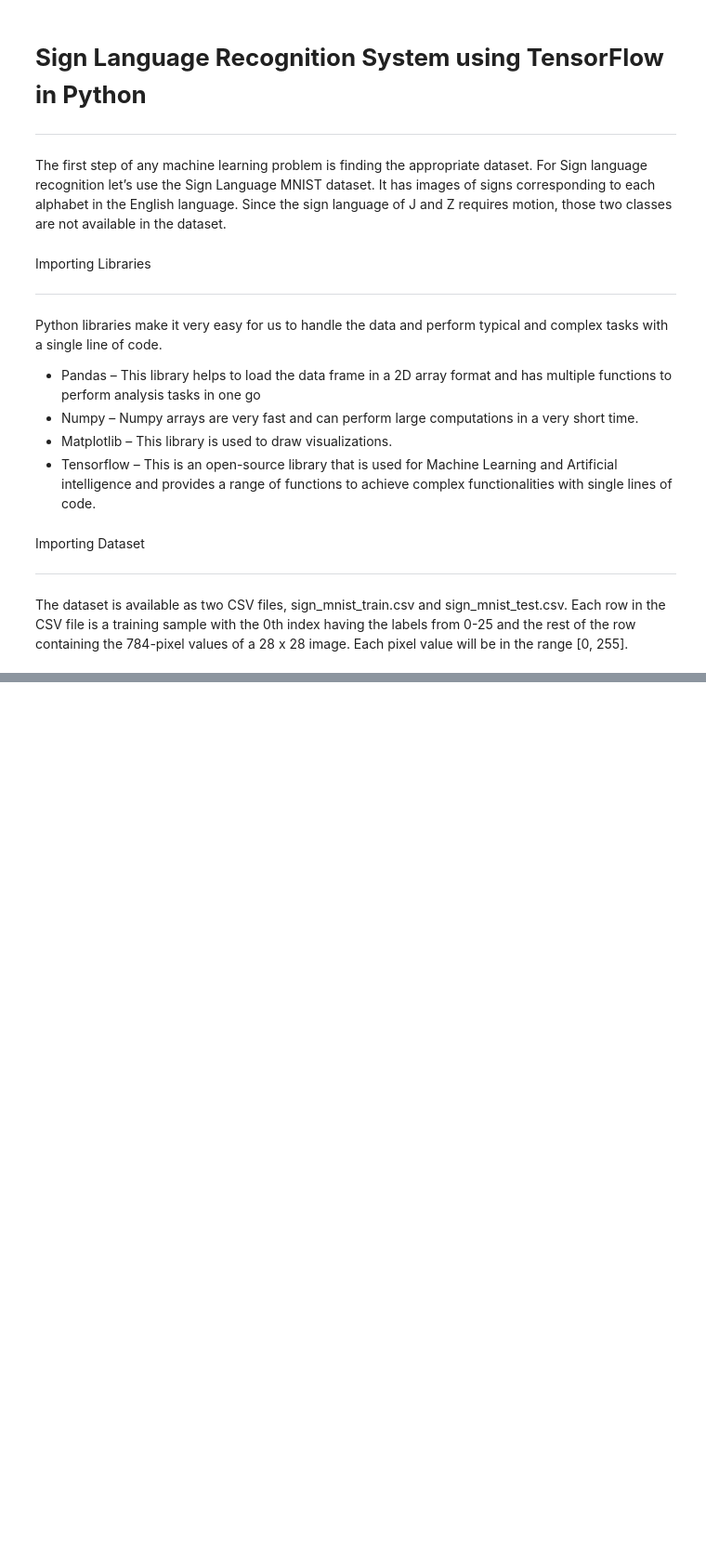
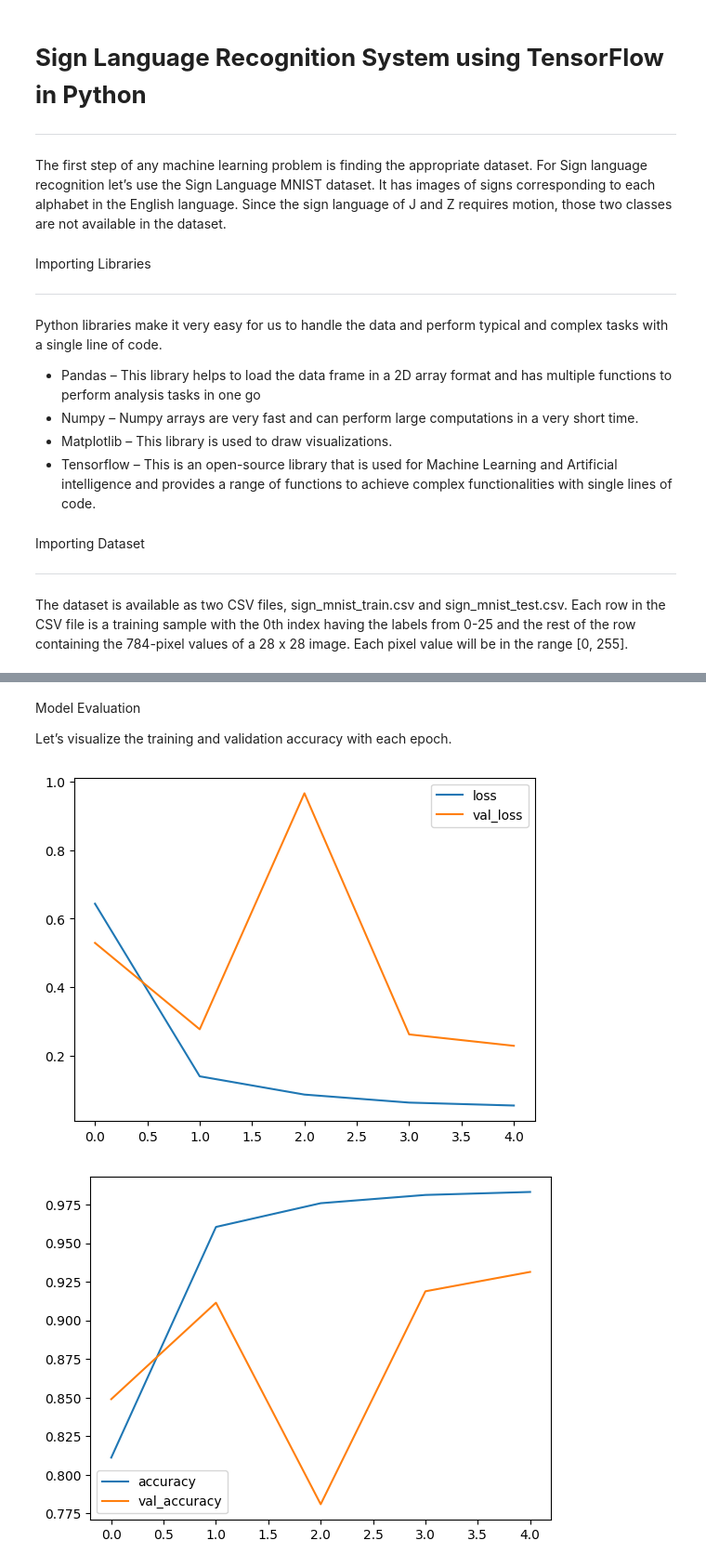
Before and after one commit to aayush1693/Sign-Language-Recognition-System, a Jupyter notebook: Sign_Language_Recognition_System.ipynb, the cells around one changed output, grey strips where cells are left out. Shown at 93% size. Drawn from its saved outputs; the diff is of its cells as text; code cells hidden in the pictures; blank space fills up the shorter version.

```diff
--- a/Sign_Language_Recognition_System.ipynb
+++ b/Sign_Language_Recognition_System.ipynb
@@ -51,0 +171,6 @@ df.head()
+# %%
+model.compile(
+	optimizer='adam',
+	loss='categorical_crossentropy',
+	metrics=['accuracy']
+)
@@ -51,0 +179,31 @@ df.head()
+# %%
+from tensorflow.keras.preprocessing.image import ImageDataGenerator
+
+# Create an ImageDataGenerator instance for training data
+train_datagen = ImageDataGenerator(
+    rescale=1./255,
+    shear_range=0.2,
+    zoom_range=0.2,
+    horizontal_flip=True)
+
+# Create an ImageDataGenerator instance for validation data
+val_datagen = ImageDataGenerator(rescale=1./255)
+
+# Define the train generator
+train_generator = train_datagen.flow(
+    X_train,
+    Y_train,
+    batch_size=32)
+
+# Define the validation generator
+val_generator = val_datagen.flow(
+    X_test,
+    Y_test,
+    batch_size=32)
+
+# Now you can fit the model
+history = model.fit(
+    train_generator,
+    validation_data=val_generator,
+    epochs=5,
+    verbose=1)
@@ -51,0 +221,12 @@ df.head()
+# %% [markdown]
+Model Evaluation
+
+Let’s visualize the training and validation accuracy with each epoch.
+# %%
+history_df = pd.DataFrame(history.history)
+history_df.loc[:,['loss','val_loss']].plot()
+history_df.loc[:,['accuracy','val_accuracy']].plot()
+plt.show()
+# %% [output]
+[figure, added]
+[figure, added]
```
Also changed, not shown: parts of 16 cells of this notebook.
